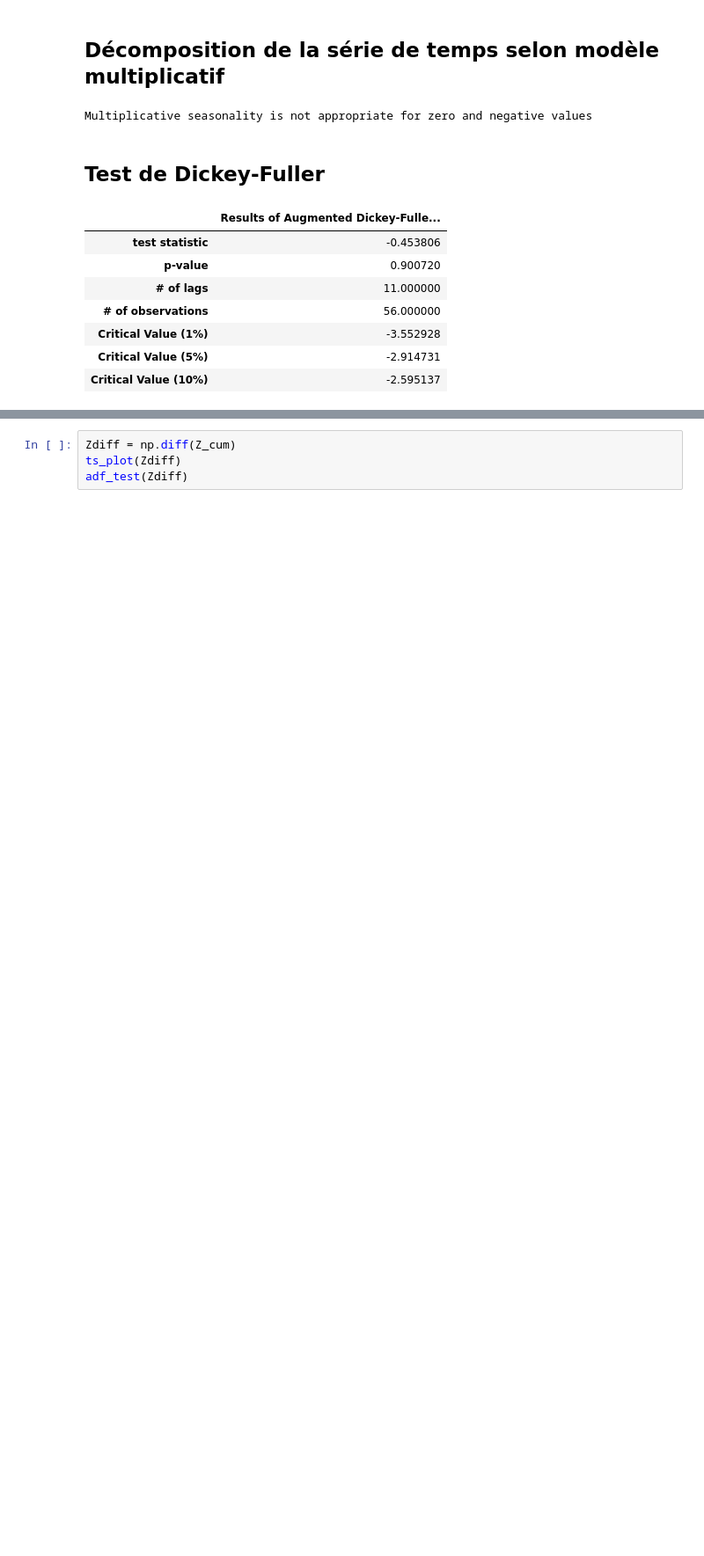
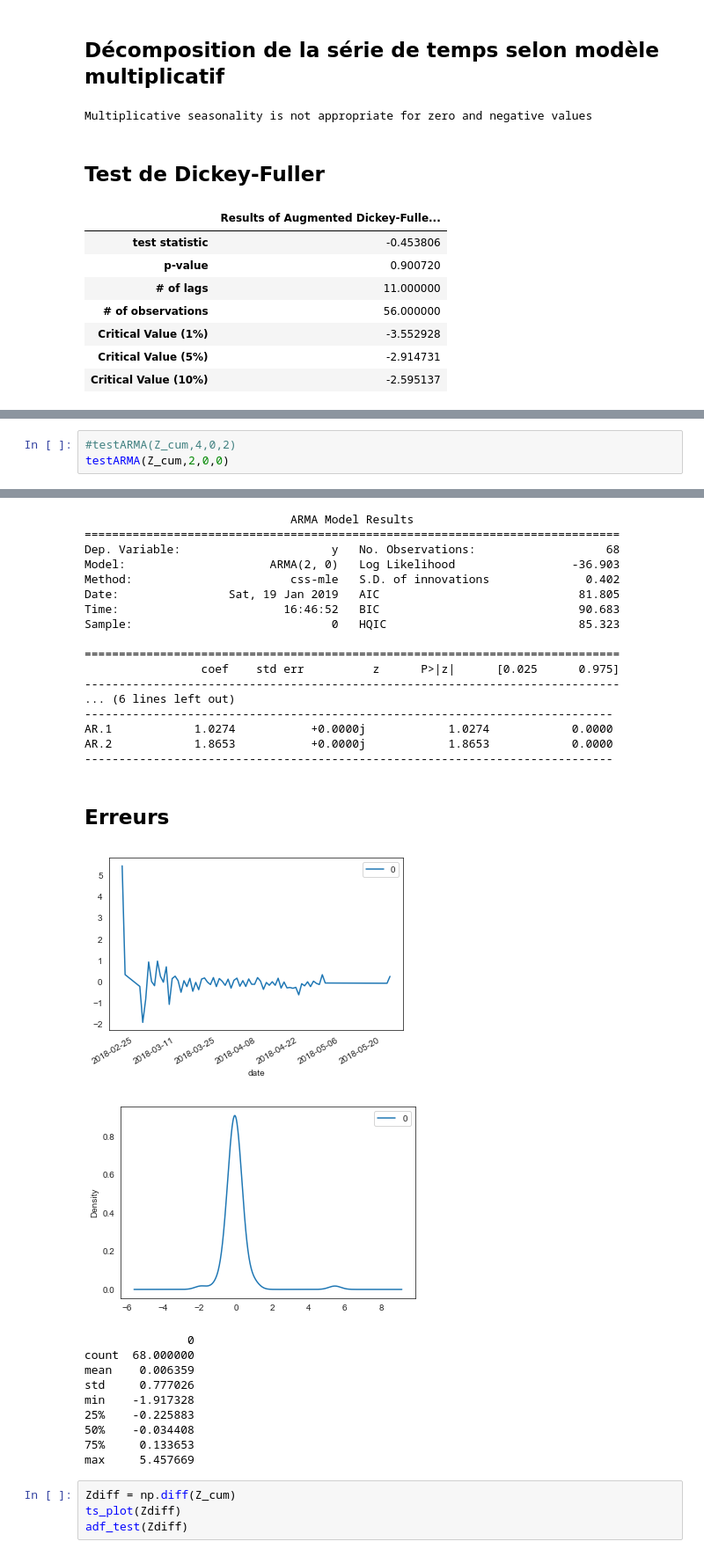
Before and after one commit to mariondechallens/1000mercis, a Jupyter notebook: Analyses/Annonceur1_campagne2_visite_2pages_Questions.ipynb, the cells around one changed output, grey strips where cells are left out. Shown at 88% size. Saved outputs shown, nothing was run; the diff lists cells and outputs as text; blank space fills up the shorter version.

```diff
--- a/Analyses/Annonceur1_campagne2_visite_2pages_Questions.ipynb
+++ b/Analyses/Annonceur1_campagne2_visite_2pages_Questions.ipynb
@@ -331,0 +352,4 @@ Multiplicative seasonality is not appropriate for zero and negative values
+# %%
+#testARMA(Z_cum,4,0,2)
+testARMA(Z_cum,2,0,0)
+# %% [output]
@@ -332,3 +357,32 @@ Multiplicative seasonality is not appropriate for zero and negative values
+                              ARMA Model Results
+==============================================================================
+Dep. Variable:                      y   No. Observations:                   68
+Model:                     ARMA(2, 0)   Log Likelihood                 -36.903
+Method:                       css-mle   S.D. of innovations              0.402
+Date:                Sat, 19 Jan 2019   AIC                             81.805
+Time:                        16:46:52   BIC                             90.683
+Sample:                             0   HQIC                            85.323
+
+==============================================================================
+                 coef    std err          z      P>|z|      [0.025      0.975]
+------------------------------------------------------------------------------
+... (6 lines left out)
+-----------------------------------------------------------------------------
+AR.1            1.0274           +0.0000j            1.0274            0.0000
+AR.2            1.8653           +0.0000j            1.8653            0.0000
+-----------------------------------------------------------------------------
+## Erreurs
+[figure, added]
+[figure, added]
+               0
+count  68.000000
+mean    0.006359
+std     0.777026
+min    -1.917328
+25%    -0.225883
+50%    -0.034408
+75%     0.133653
+max     5.457669
 # %%
 Zdiff = np.diff(Z_cum)
 ts_plot(Zdiff)
```
Also changed, not shown: parts of 9 cells of this notebook, 1 other file.
